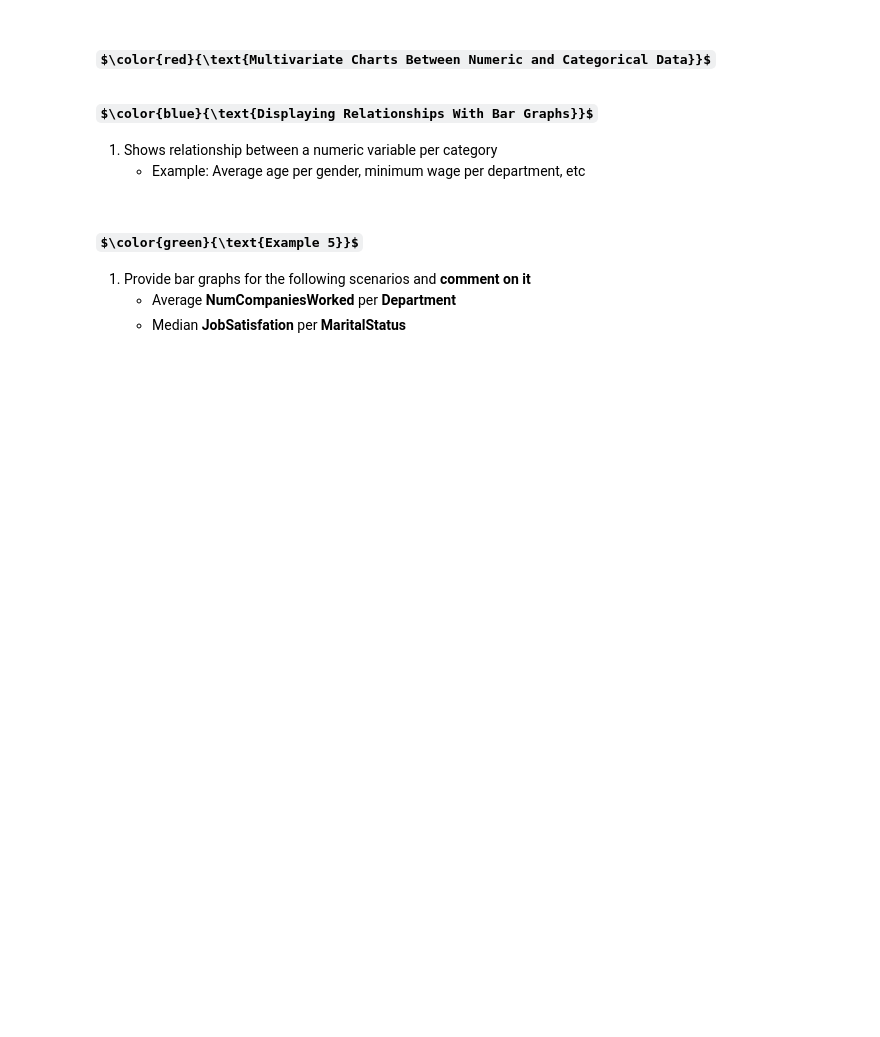
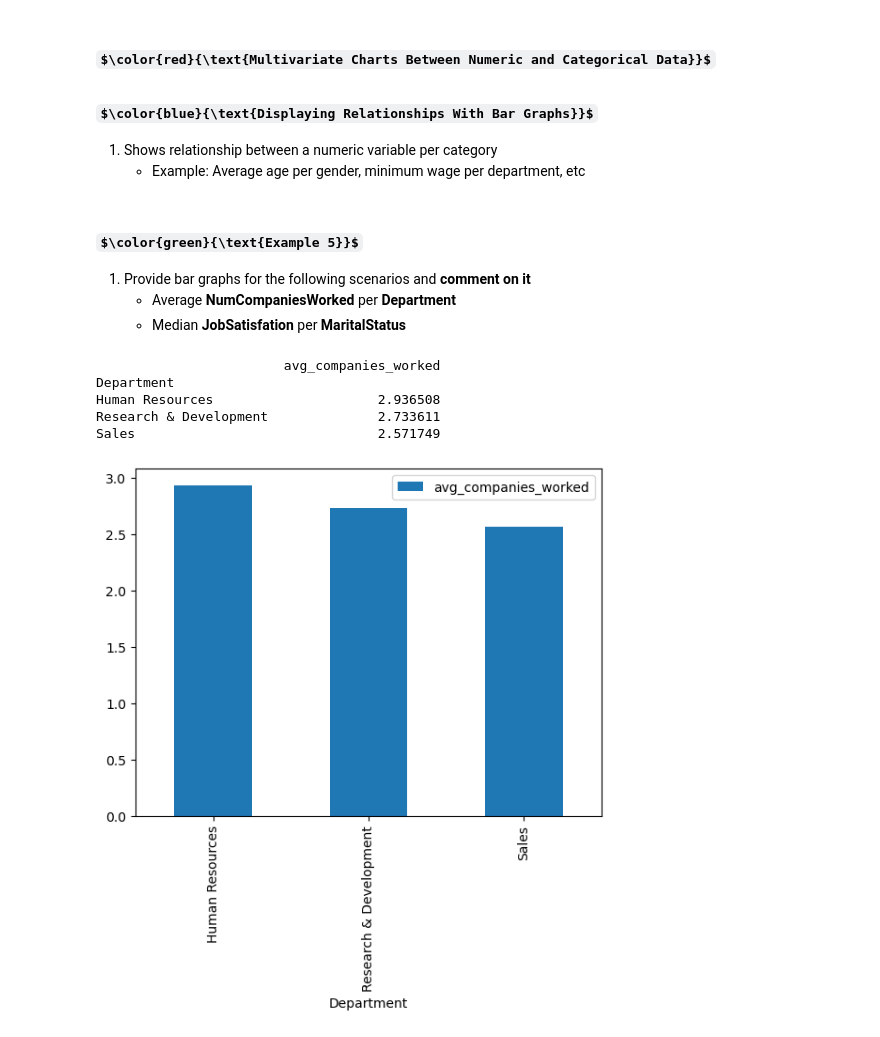
Before and after one commit to dBCooper2/bint-capstone, a Jupyter notebook: notebooks/Lec06_Data_visualization_P2.ipynb, the cells around one changed output. Saved outputs shown, nothing was run; the diff lists cells and outputs as text; code cells hidden in the pictures; some formulas as TeX source; blank space fills up the shorter version.

```diff
--- a/notebooks/Lec06_Data_visualization_P2.ipynb
+++ b/notebooks/Lec06_Data_visualization_P2.ipynb
@@ -74,3 +155,16 @@
 1. Provide bar graphs for the following scenarios and **comment on it**
     - Average **NumCompaniesWorked** per **Department**
     - Median **JobSatisfation** per **MaritalStatus**
+# %%
+grp_mean = hr_df.groupby(['Department']).agg(avg_companies_worked=('NumCompaniesWorked', 'mean'))
+print(grp_mean)
+mean_colors = set('rgb')
+grp_mean.plot(kind='bar')
+plt.show()
+# %% [output]
+                        avg_companies_worked
+Department
+Human Resources                     2.936508
+Research & Development              2.733611
+Sales                               2.571749
+[figure, added]
```
Also changed, not shown: parts of 11 cells of this notebook, 3 other files.
